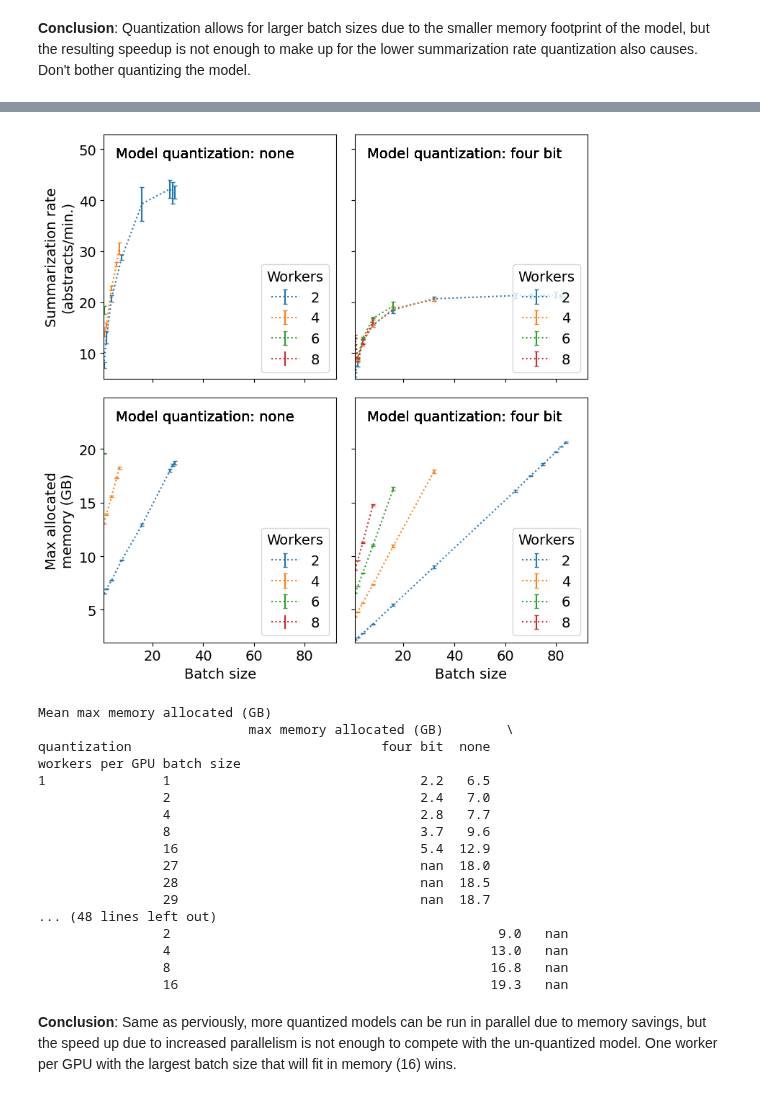
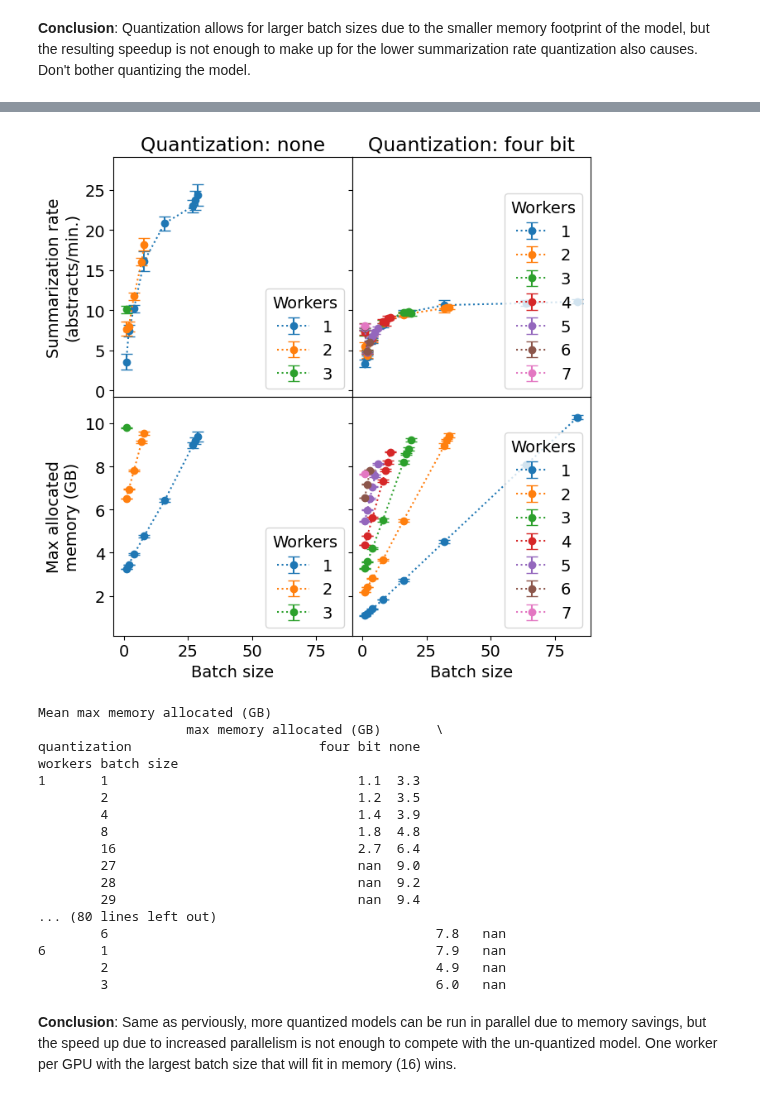
Before and after one commit to gperdrizet/PUBSUM, a Jupyter notebook: pubsum/notebooks/benchmarking_results.ipynb, the cells around one changed output, grey strips where cells are left out. Cells and saved outputs as stored; diff of their text form; code cells hidden in the pictures.

Commit message:
Finished complete first pass at benchmarking on single GPU.

```diff
--- a/pubsum/notebooks/benchmarking_results.ipynb
+++ b/pubsum/notebooks/benchmarking_results.ipynb
@@ -258,47 +184,50 @@ batch size
 # %%
 data = plot_funcs.parallel_batched_summarization_plot(
-    datafile='../benchmarks/parallel_batched_summarization/results.csv',
+    data_file='../benchmarks/parallel_batched_summarization/single_GPU_results.csv',
+    logx=False,
+    show_table = True,
     unique_condition_columns=[
         'batch size',
         'quantization',
-        'workers per GPU'
+        'workers'
     ],
     oom_columns=[
         'summarization time (sec.)',
         'summarization rate (abstracts/sec.)',
         'model memory footprint (bytes)',
         'max memory allocated (bytes)',
     ],
     str_columns=['quantization'],
     int_columns=[
+        'workers',
         'model memory footprint (bytes)',
         'max memory allocated (bytes)'
     ],
     float_columns=[
         'summarization time (sec.)',
         'summarization rate (abstracts/sec.)',
     ],
     oom_replacement_val=np.nan
 )
 # %% [output]
-[figure, old version]
+[figure, new version]
 Mean max memory allocated (GB)
-                           max memory allocated (GB)        \
-quantization                                four bit  none
-workers per GPU batch size
-1               1                                2.2   6.5
-                2                                2.4   7.0
-                4                                2.8   7.7
-                8                                3.7   9.6
-                16                               5.4  12.9
-                27                               nan  18.0
-                28                               nan  18.5
-                29                               nan  18.7
-... (48 lines left out)
-                2                                          9.0   nan
-                4                                         13.0   nan
-                8                                         16.8   nan
-                16                                        19.3   nan
+                   max memory allocated (GB)       \
+quantization                        four bit none
+workers batch size
+1       1                                1.1  3.3
+        2                                1.2  3.5
+        4                                1.4  3.9
+        8                                1.8  4.8
+        16                               2.7  6.4
+        27                               nan  9.0
+        28                               nan  9.2
+        29                               nan  9.4
+... (80 lines left out)
+        6                                          7.8   nan
+6       1                                          7.9   nan
+        2                                          4.9   nan
+        3                                          6.0   nan
 # %% [markdown]
 **Conclusion**: Same as perviously, more quantized models can be run in parallel due to memory savings, but the speed up due to increased parallelism is not enough to compete with the un-quantized model. One worker per GPU with the largest batch size that will fit in memory (16) wins.
 # %% [markdown]
```
Also changed, not shown: parts of 12 cells of this notebook, 10 other files.
